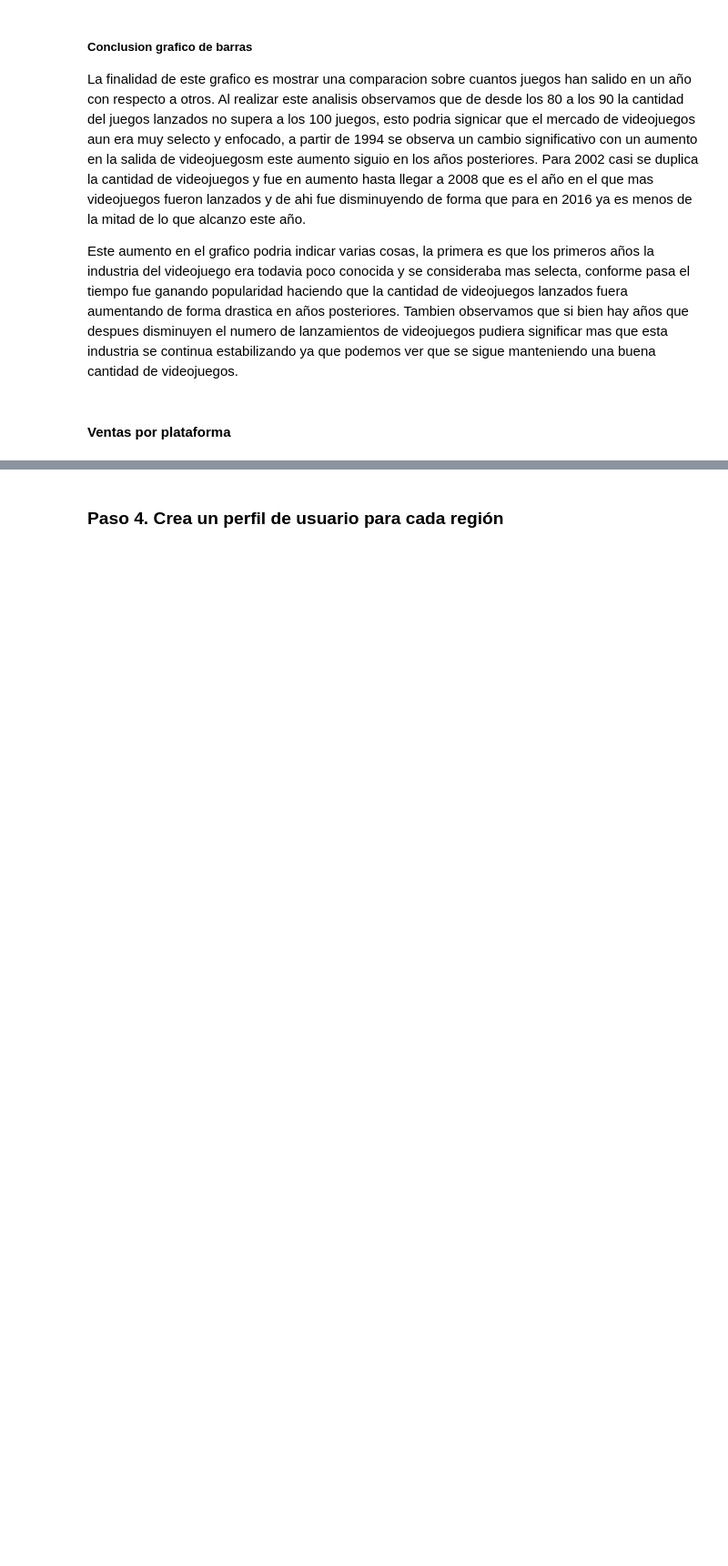
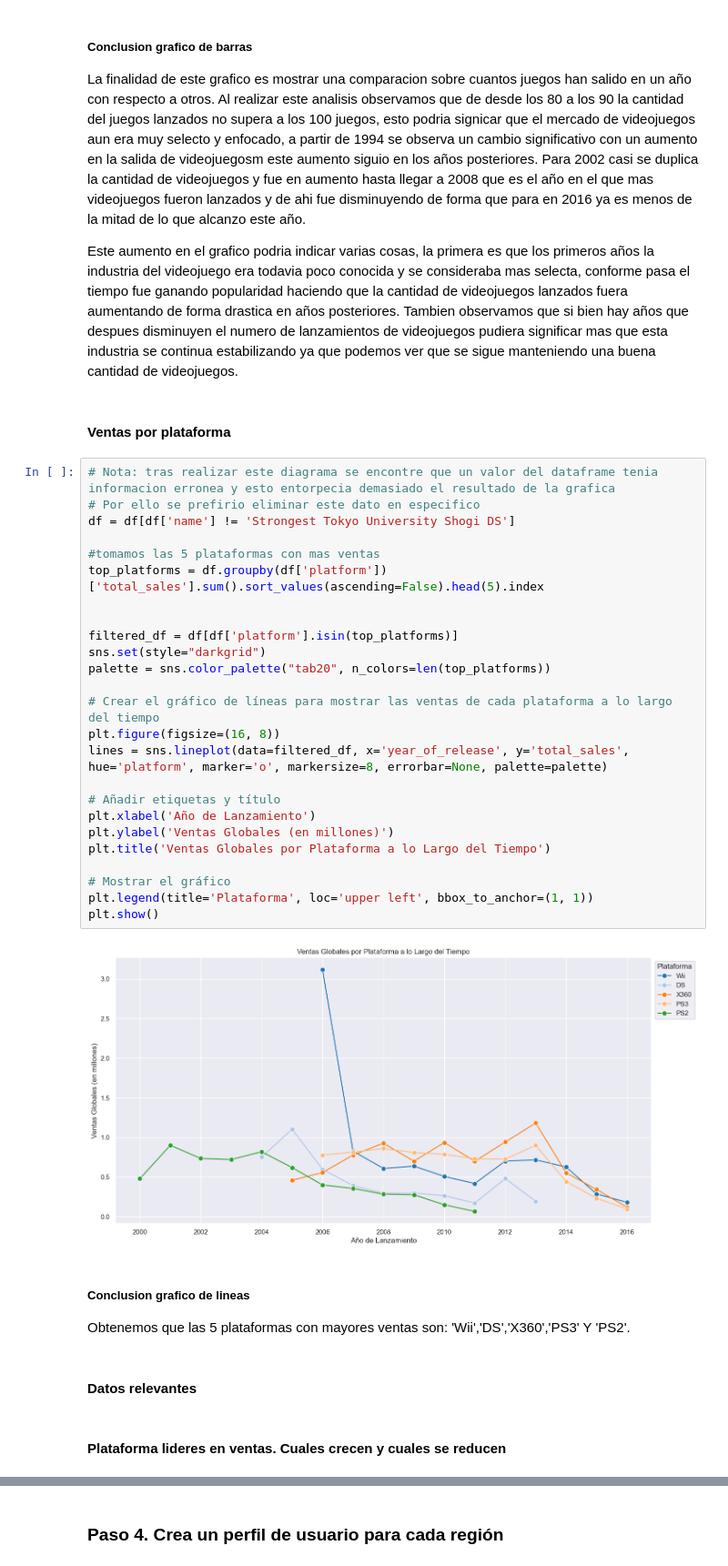
Before and after one commit to ErayFaSol/proyectosDataScience, a Jupyter notebook: proyecto6.ipynb, the cells around one changed output, grey strips where cells are left out. Shown: that part at 91% size. Cells and saved outputs as stored; diff of their text form; blank space fills up the shorter version.

```diff
--- a/proyecto6.ipynb
+++ b/proyecto6.ipynb
@@ -156,3 +211,38 @@ La finalidad de este grafico es mostrar una comparacion sobre cuantos juegos han
 Este aumento en el grafico podria indicar varias cosas, la primera es que los primeros años la industria del videojuego era todavia poco conocida y se consideraba mas selecta, conforme pasa el tiempo fue ganando popularidad haciendo que la cantidad de videojuegos lanzados fuera aumentando de forma drastica en años posteriores. Tambien observamos que si bien hay años que despues disminuyen el numero de lanzamientos de videojuegos pudiera significar mas que esta industria se continua estabilizando ya que podemos ver que se sigue manteniendo una buena cantidad de videojuegos.
 # %% [markdown]
 #### Ventas por plataforma
+# %%
+# Nota: tras realizar este diagrama se encontre que un valor del dataframe tenia informacion erronea y esto entorpecia demasiado el resultado de la grafica
+# Por ello se prefirio eliminar este dato en especifico
+df = df[df['name'] != 'Strongest Tokyo University Shogi DS']
+
+#tomamos las 5 plataformas con mas ventas
+top_platforms = df.groupby(df['platform'])['total_sales'].sum().sort_values(ascending=False).head(5).index
+
+
+filtered_df = df[df['platform'].isin(top_platforms)]
+sns.set(style="darkgrid")
+palette = sns.color_palette("tab20", n_colors=len(top_platforms))
+
+# Crear el gráfico de líneas para mostrar las ventas de cada plataforma a lo largo del tiempo
+plt.figure(figsize=(16, 8))
+lines = sns.lineplot(data=filtered_df, x='year_of_release', y='total_sales', hue='platform', marker='o', markersize=8, errorbar=None, palette=palette)
+
+# Añadir etiquetas y título
+plt.xlabel('Año de Lanzamiento')
+plt.ylabel('Ventas Globales (en millones)')
+plt.title('Ventas Globales por Plataforma a lo Largo del Tiempo')
+
+# Mostrar el gráfico
+plt.legend(title='Plataforma', loc='upper left', bbox_to_anchor=(1, 1))
+plt.show()
+# %% [output]
+[figure, added]
+# %% [markdown]
+##### Conclusion grafico de lineas
+
+Obtenemos que las 5 plataformas con mayores ventas son: 'Wii','DS','X360','PS3' Y 'PS2'.
+# %% [markdown]
+#### Datos relevantes
+# %% [markdown]
+#### Plataforma lideres en ventas. Cuales crecen y cuales se reducen
```
Also changed, not shown: parts of 13 cells of this notebook.
